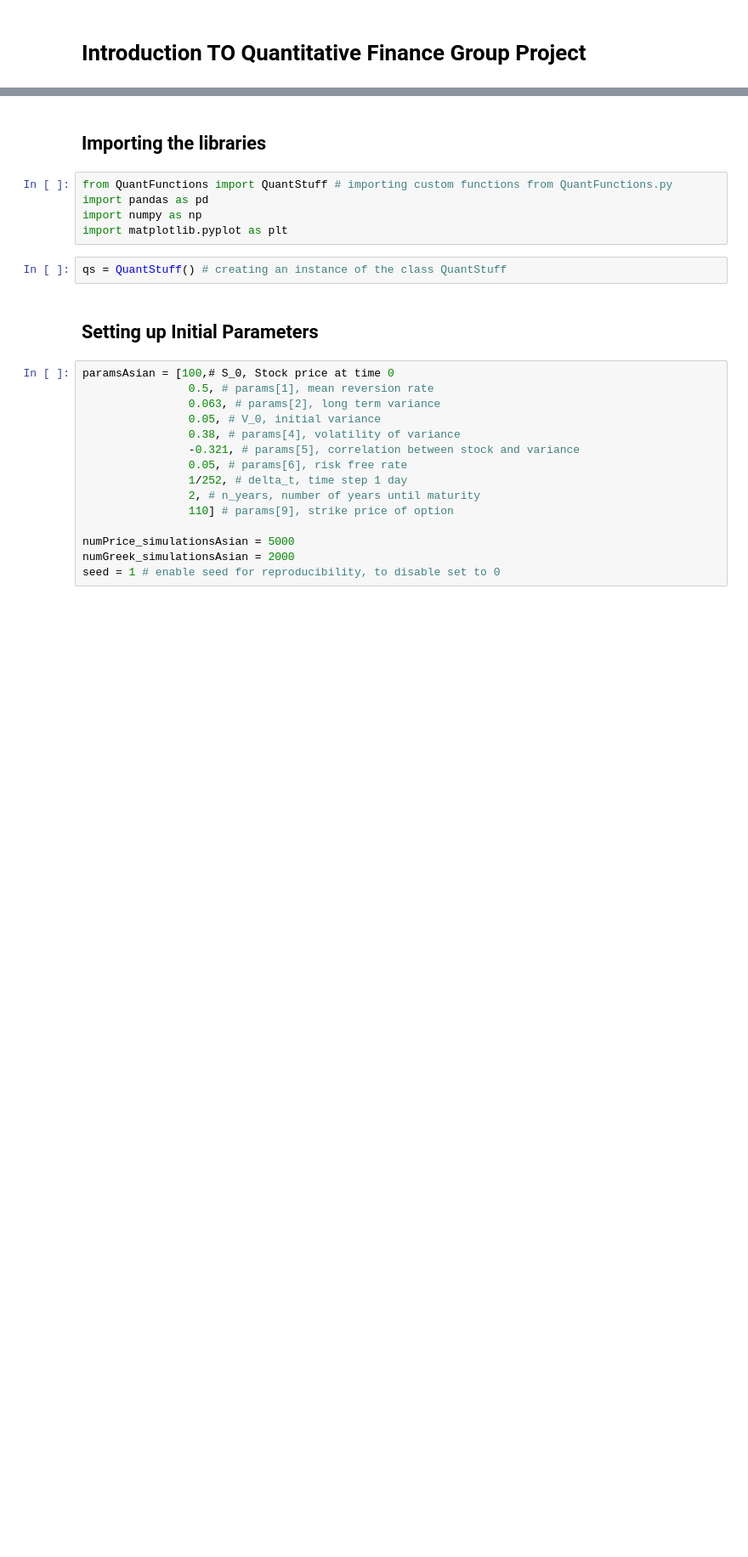
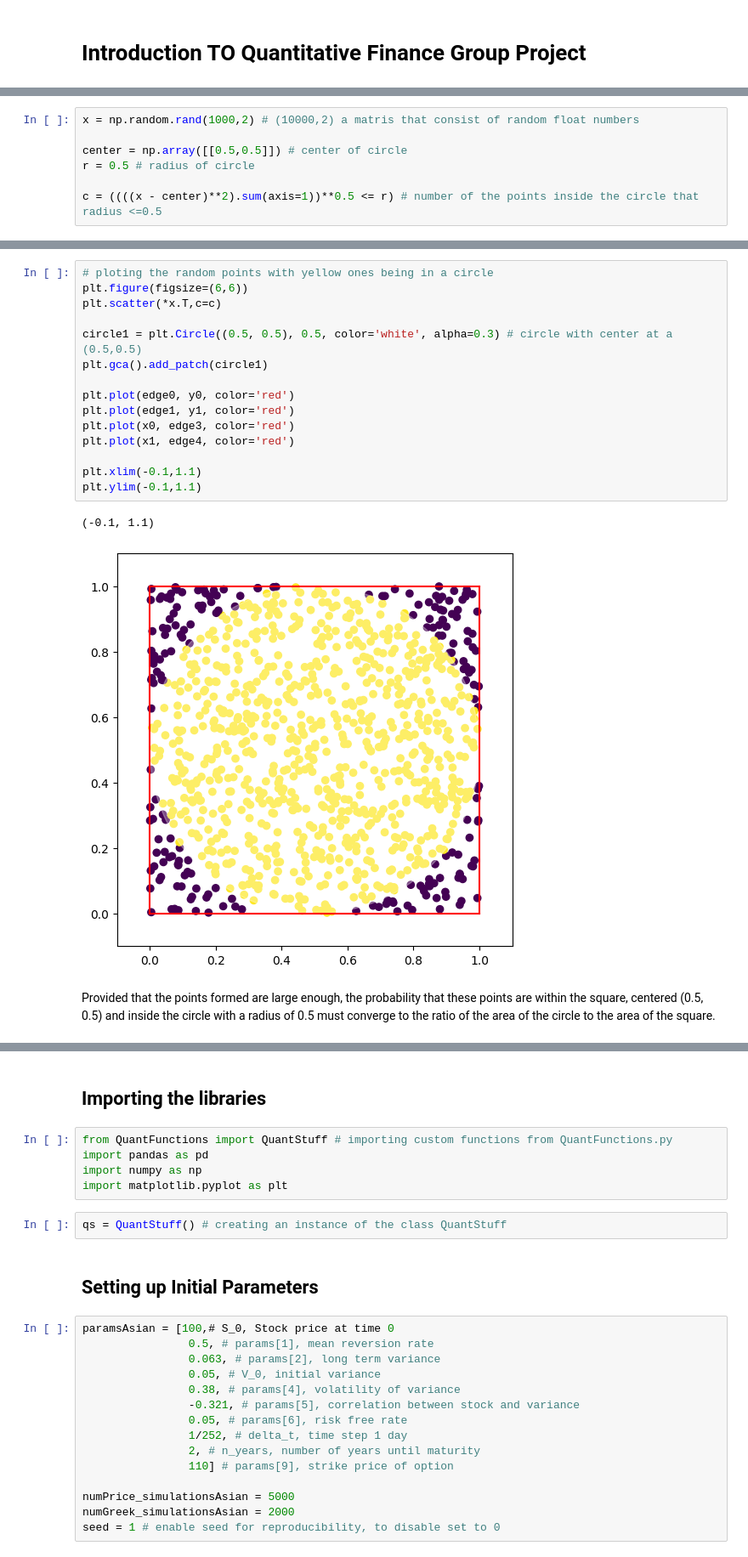
Before and after one commit to rfals/Intro-To-Quant-Finance-Project, a Jupyter notebook: FinalDeliverable.ipynb, the cells around one changed output, grey strips where cells are left out. Shown at 85% size. Drawn from its saved outputs; the diff is of its cells as text; blank space fills up the shorter version.

```diff
--- a/FinalDeliverable.ipynb
+++ b/FinalDeliverable.ipynb
@@ -2,0 +71,7 @@
+# %%
+x = np.random.rand(1000,2) # (10000,2) a matris that consist of random float numbers
+
+center = np.array([[0.5,0.5]]) # center of circle
+r = 0.5 # radius of circle
+
+c = ((((x - center)**2).sum(axis=1))**0.5 <= r) # number of the points inside the circle that radius <=0.5
@@ -2,0 +99,20 @@
+# %%
+# ploting the random points with yellow ones being in a circle
+plt.figure(figsize=(6,6))
+plt.scatter(*x.T,c=c)
+
+circle1 = plt.Circle((0.5, 0.5), 0.5, color='white', alpha=0.3) # circle with center at a (0.5,0.5)
+plt.gca().add_patch(circle1)
+
+plt.plot(edge0, y0, color='red')
+plt.plot(edge1, y1, color='red')
+plt.plot(x0, edge3, color='red')
+plt.plot(x1, edge4, color='red')
+
+plt.xlim(-0.1,1.1)
+plt.ylim(-0.1,1.1)
+# %% [output]
+(-0.1, 1.1)
+[figure, added]
+# %% [markdown]
+Provided that the points formed are large enough, the probability that these points are within the square, centered (0.5, 0.5) and inside the circle with a radius of 0.5 must converge to the ratio of the area of the circle to the area of the square.
```
Also changed, not shown: parts of 21 cells of this notebook.
